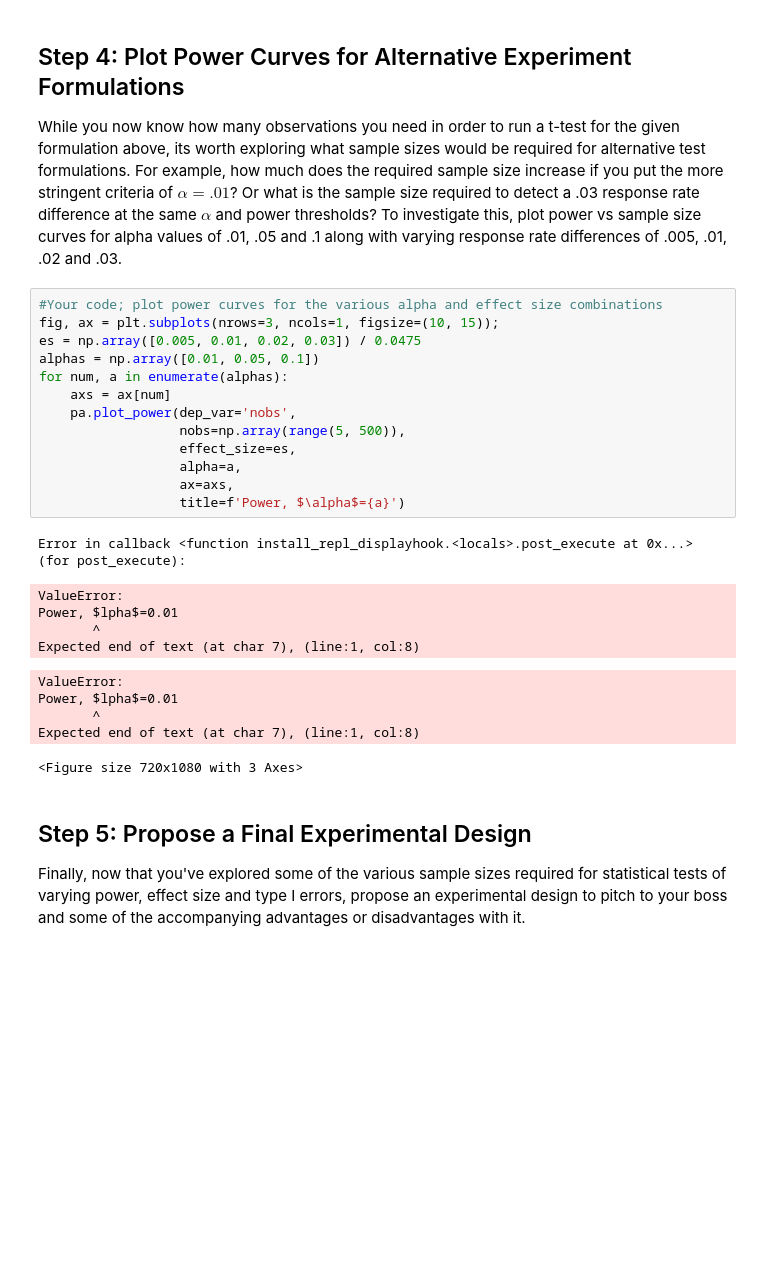
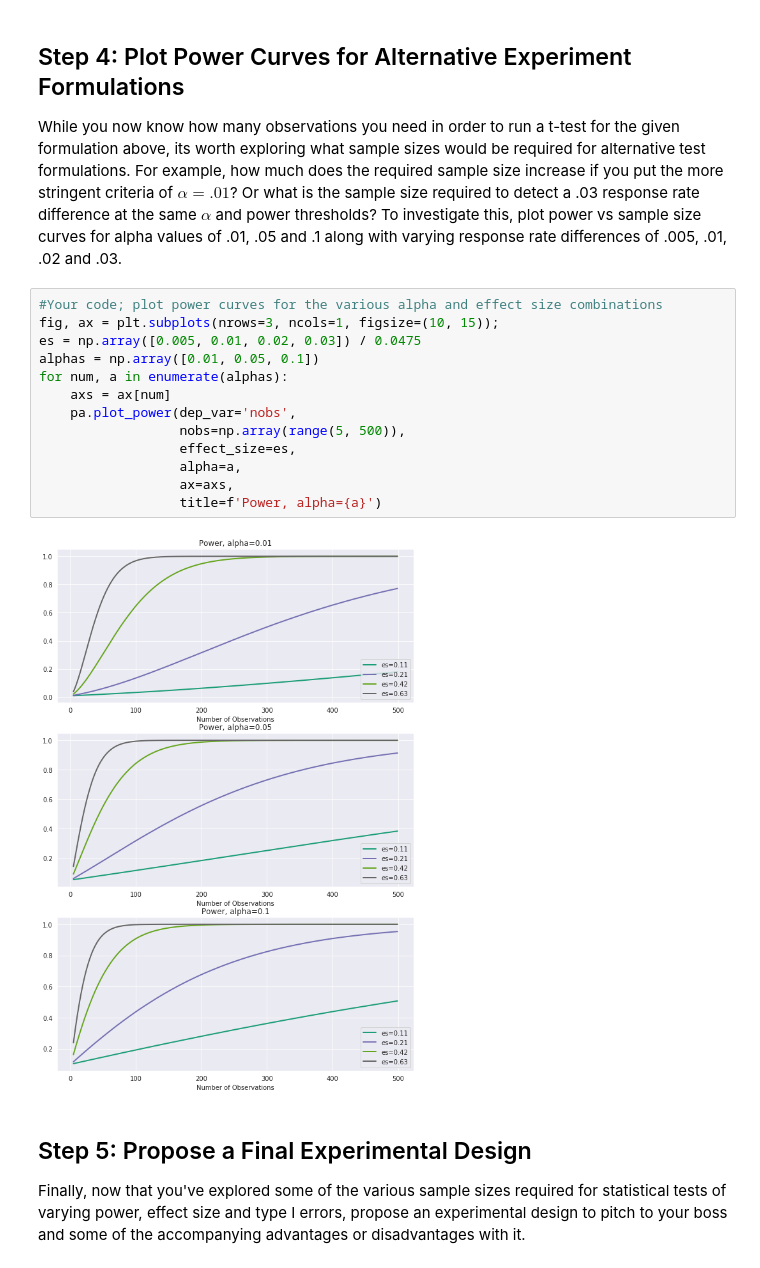
Before and after one commit to aschams/dsc-ab-testing-lab-dc-ds-060319, a Jupyter notebook: index.ipynb, the cells around one changed output. Drawn from its saved outputs; the diff is of its cells as text; blank space fills up the shorter version.

```diff
--- a/index.ipynb
+++ b/index.ipynb
@@ -54,27 +54,18 @@ While you now know how many observations you need in order to run a t-test for t
 # %%
 #Your code; plot power curves for the various alpha and effect size combinations
 fig, ax = plt.subplots(nrows=3, ncols=1, figsize=(10, 15));
 es = np.array([0.005, 0.01, 0.02, 0.03]) / 0.0475
 alphas = np.array([0.01, 0.05, 0.1])
 for num, a in enumerate(alphas):
     axs = ax[num]
     pa.plot_power(dep_var='nobs',
                   nobs=np.array(range(5, 500)),
                   effect_size=es,
                   alpha=a,
                   ax=axs,
-                  title=f'Power, $\alpha$={a}')
+                  title=f'Power, alpha={a}')
 # %% [output]
-Error in callback <function install_repl_displayhook.<locals>.post_execute at 0x...> (for post_execute):
-ValueError:
-Power, $lpha$=0.01
-       ^
-Expected end of text (at char 7), (line:1, col:8)
-ValueError:
-Power, $lpha$=0.01
-       ^
-Expected end of text (at char 7), (line:1, col:8)
-<Figure size 720x1080 with 3 Axes>
+[figure, added]
 # %% [markdown]
 ## Step 5: Propose a Final Experimental Design
 
```
